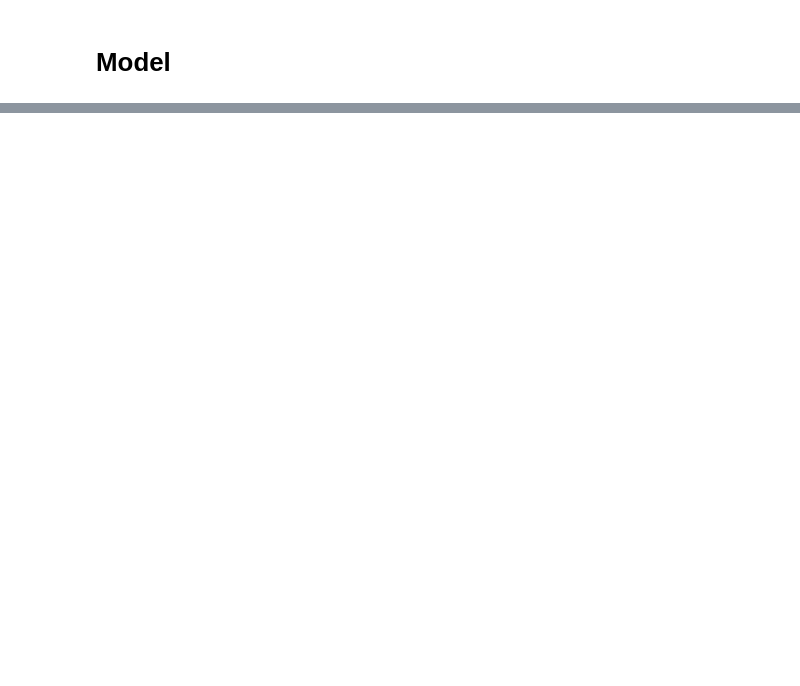
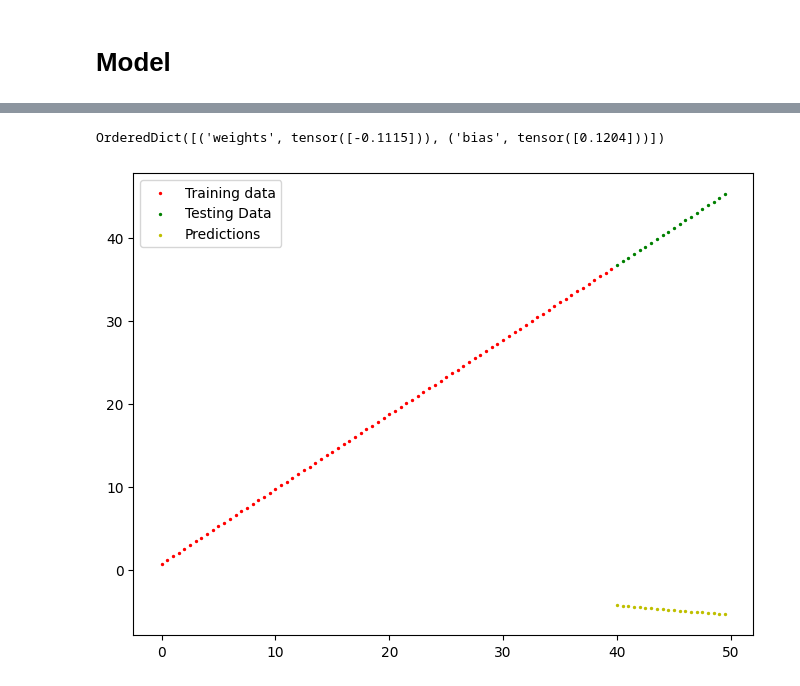
Before and after one commit to abhayrokkam/learning-pytorch, a Jupyter notebook: 02-Workflow/workflow.ipynb, the cells around one changed output, grey strips where cells are left out. Cells and saved outputs as stored; diff of their text form; code cells hidden in the pictures; blank space fills up the shorter version.

```diff
--- a/02-Workflow/workflow.ipynb
+++ b/02-Workflow/workflow.ipynb
@@ -94,9 +101,17 @@ chart_data()
 class LinearRegressionModel(nn.Module): # Subclass of nn.Module
     def __init__(self):
         super().__init__()
-        self.weights = nn.Parameter(torch.randn(1)) # randn -> normalized random
+        self.weights = nn.Parameter(torch.randn(1)) # randn -> normalized random, general use
         self.bias = nn.Parameter(torch.randn(1))
 
     # Forward pass
     def forward(self, x) -> torch.Tensor:
-        return self.weights * x + bias
+        return self.weights * x + self.bias
+# %%
+# Creating an instance and checking the parameters
+torch.manual_seed(123)      # reproducibility
+
+model_lr = LinearRegressionModel()
+model_lr.state_dict()
+# %% [output]
+OrderedDict([('weights', tensor([-0.1115])), ('bias', tensor([0.1204]))])
@@ -102,0 +124,8 @@ class LinearRegressionModel(nn.Module): # Subclass of nn.Module
+# %%
+# Inference before training
+with torch.inference_mode():    # context manager for inference
+    y_pred_notrain = model_lr(X_test)
+
+chart_data(predictions = y_pred_notrain.detach().numpy())
+# %% [output]
+[figure, added]
```
Also changed, not shown: parts of 21 cells of this notebook, 1 other file.
